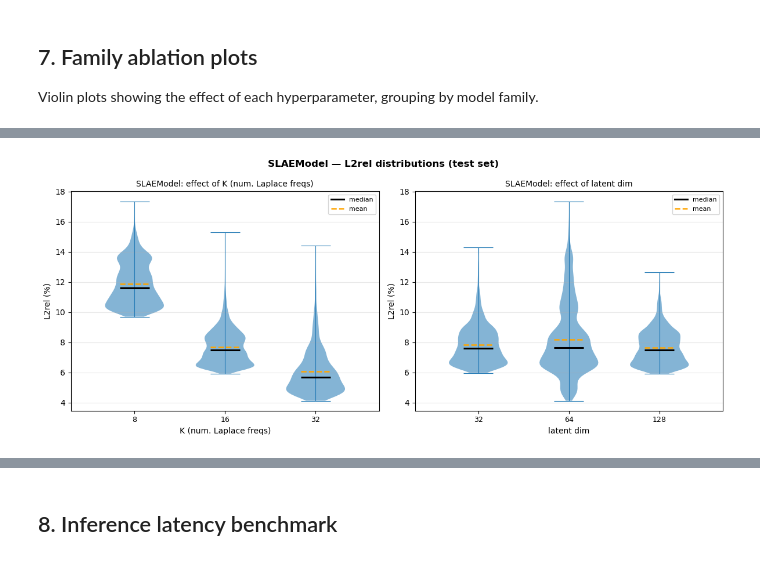
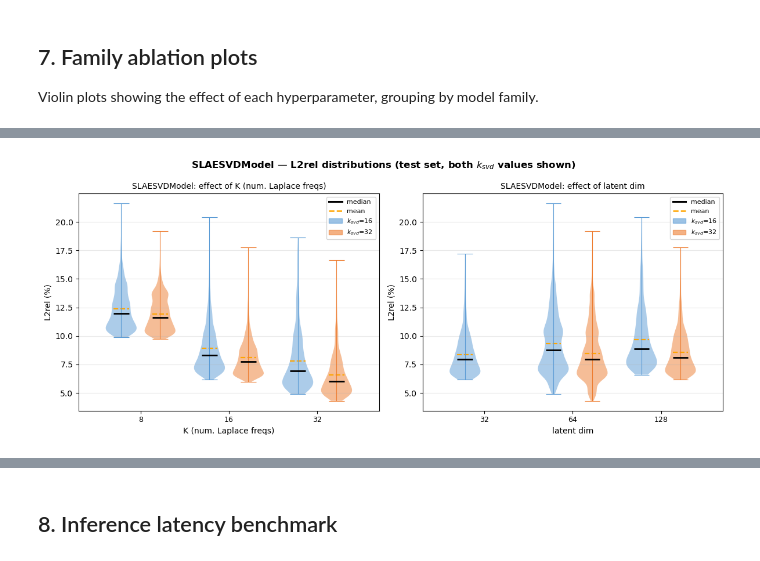
Before and after one commit to keyvanatt/laplace-autoencoders, a Jupyter notebook: notebooks/eval_surrogates.ipynb, the cells around one changed output, grey strips where cells are left out. Saved outputs shown, nothing was run; the diff lists cells and outputs as text; code cells hidden in the pictures.

```diff
--- a/notebooks/eval_surrogates.ipynb
+++ b/notebooks/eval_surrogates.ipynb
@@ -106,8 +106,12 @@ def _cache_path(name: str) -> str:
 def _cache_valid(cache_file: str, ckpt_path: str) -> bool:
     if not os.path.exists(cache_file):
         return False
-    data = np.load(cache_file, allow_pickle=True)
-    return float(data['ckpt_mtime']) == os.path.getmtime(ckpt_path)
+    try:
+        data = np.load(cache_file, allow_pickle=True)
+        return float(data['ckpt_mtime']) == os.path.getmtime(ckpt_path)
+    except Exception as e:
+        print(f'Failed to load cache {cache_file}: {e}')
+        return False
 
 def _save_cache(name: str, ckpt_path: str, l2rel: np.ndarray):
     np.savez(
@@ -133,7 +137,7 @@ print(f'Device: {device}\n')
 # Exclude svd_bases.pt which is not a surrogate
 ckpt_paths = sorted([
     p for p in glob.glob(os.path.join(CKPT_DIR, '*.ckpt'))
-    if (os.path.basename(p).startswith('SLAEModel') or os.path.basename(p).startswith('LLAEModel'))
+    if (os.path.basename(p).startswith('SLAESVDModel') or os.path.basename(p).startswith('LLAESVDModel'))
       and not os.path.basename(p).startswith('svd_bases')
 ])
 print(f'{len(ckpt_paths)} surrogate checkpoints found:')
@@ -355,6 +328,7 @@ Violin plots showing the effect of each hyperparameter, grouping by model family
 # %%
 from collections import defaultdict
 from matplotlib.lines import Line2D
+from matplotlib.patches import Patch
 
 # Parse surrogate checkpoint name into structured dict
 def _parse_surr_name(name: str) -> dict | None:
@@ -364,10 +338,14 @@ def _parse_surr_name(name: str) -> dict | None:
     ae_stem = m.group('ae_stem')
     cls     = m.group('cls')
 
-    # Parse AE stem: slae_ld64_K16_g0.01  or  llae_ld128_K16_g0.01_ll  etc.
     ae_m = re.match(r'^(?P<ae>[a-z]+)_ld(?P<ld>\d+)_K(?P<K>\d+)_g(?P<g>[0-9.]+)(?P<ae_suf>.*)', ae_stem)
     if not ae_m:
         return None
+
+    suffix  = m.group('suffix')
+    ksvd_m  = re.search(r'ksvd(\d+)', suffix)
+    k_svd   = int(ksvd_m.group(1)) if ksvd_m else None
+
     return {
         'name'   : name,
         'cls'    : cls,
@@ -377,47 +355,71 @@ def _parse_surr_name(name: str) -> dict | None:
         'gamma'  : float(ae_m.group('g')),
         'n_trunk': int(m.group('n_trunk')),
         'n_head' : int(m.group('n_head')),
+        'k_svd'  : k_svd,
     }
 
 parsed_rows = [r for r in (_parse_surr_name(n) for n in results) if r is not None]
 
+# Two colors for the two k_svd values (lo / hi), ranked by value
+KSVD_COLORS = ['#5B9BD5', '#ED7D31']
+
 
 def _violin_ablation(ax, rows, var_name, xlabel, title):
+    """Draw grouped violins, one per k_svd value, side by side for each x-tick."""
     if not rows:
         ax.set_title(f"{title}\n(no data)"); ax.axis('off'); return
 
-    groups = defaultdict(list)
-    for r in rows:
-        groups[r[var_name]].extend(results[r['name']].tolist())
+    ksvd_vals = sorted(set(r['k_svd'] for r in rows if r['k_svd'] is not None))
+    has_ksvd  = len(ksvd_vals) >= 2
+    n_ksvd    = len(ksvd_vals) if has_ksvd else 1
+    width     = 0.35 if has_ksvd else 0.65
+    spread    = 0.22  # half-distance between the two violins
 
-    xs_vals   = sorted(groups.keys())
-    datasets  = [groups[v] for v in xs_vals]
-    positions = list(range(len(xs_vals)))
+    xs_vals = sorted(set(r[var_name] for r in rows))
 
-    parts = ax.violinplot(datasets, positions=positions,
-                          widths=0.65, showmedians=True, showmeans=True, showextrema=True)
-    for pc in parts['bodies']:
-        pc.set_alpha(0.55)
-    parts['cmedians'].set_color('black');  parts['cmedians'].set_linewidth(2.2)
-    parts['cmeans'].set_color('orange');   parts['cmeans'].set_linewidth(1.8)
-    parts['cmeans'].set_linestyle('--')
-    for key in ('cmaxes', 'cmins', 'cbars'):
-        parts[key].set_linewidth(0.8)
+    legend_handles = [
+        Line2D([0], [0], color='black',  linewidth=2.2,              label='median'),
+        Line2D([0], [0], color='orange', linewidth=1.8, linestyle='--', label='mean'),
+    ]
 
-    ax.set_xticks(positions)
+    for ki, ksvd in enumerate(ksvd_vals if has_ksvd else [None]):
+        color   = KSVD_COLORS[ki] if has_ksvd else '#888888'
+        offset  = (ki - (n_ksvd - 1) / 2) * spread * 2  # centers the group
+
+        sub = [r for r in rows if (r['k_svd'] == ksvd if has_ksvd else True)]
+        groups = defaultdict(list)
+        for r in sub:
+            groups[r[var_name]].extend(results[r['name']].tolist())
+
+        positions = [i + offset for i, v in enumerate(xs_vals) if v in groups]
+        datasets  = [groups[v] for v in xs_vals if v in groups]
+        if not datasets:
+            continue
+
+        parts = ax.violinplot(datasets, positions=positions, widths=width,
+                              showmedians=True, showmeans=True, showextrema=True)
+        for pc in parts['bodies']:
+            pc.set_facecolor(color); pc.set_alpha(0.5)
+        parts['cmedians'].set_color('black'); parts['cmedians'].set_linewidth(2.0)
+        parts['cmeans'].set_color('orange');  parts['cmeans'].set_linewidth(1.6)
+        parts['cmeans'].set_linestyle('--')
+        for key in ('cmaxes', 'cmins', 'cbars'):
+            parts[key].set_color(color); parts[key].set_linewidth(0.8)
+
+        if has_ksvd:
+            legend_handles.append(Patch(color=color, alpha=0.6, label=f'$k_{{svd}}$={ksvd}'))
+
+    ax.set_xticks(range(len(xs_vals)))
     ax.set_xticklabels([str(v) for v in xs_vals], fontsize=9)
     ax.set_xlim(-0.7, len(xs_vals) - 0.3)
-    ax.legend(handles=[
-        Line2D([0], [0], color='black',  linewidth=2.2,              label='median'),
-        Line2D([0], [0], color='orange', linewidth=1.8, linestyle='--', label='mean'),
-    ], fontsize=8)
+    ax.legend(handles=legend_handles, fontsize=8)
     ax.set_title(title, fontsize=10)
     ax.set_xlabel(xlabel)
     ax.set_ylabel('L2rel (%)')
     ax.grid(alpha=0.3, axis='y')
 
 
-# Group by model family (cls) and draw one figure per family
+# One figure per family; ablations: K, ld, n_trunk (k_svd shown via colors, not as a separate violin)
 families = sorted(set(r['cls'] for r in parsed_rows))
 
 for family in families:
@@ -425,12 +427,11 @@ for family in families:
     if not frows:
         continue
 
-    # Ablations: K, latent_dim, n_trunk — skip if only 1 unique value
     ablations = []
-    for var, xlabel, fixed_label in [
-        ('K',      'K (num. Laplace freqs)', 'n_trunk'),
-        ('ld',     'latent dim',             'K'),
-        ('n_trunk','n_trunk',                'ld'),
+    for var, xlabel in [
+        ('K',      'K (num. Laplace freqs)'),
+        ('ld',     'latent dim'),
+        ('n_trunk','n_trunk'),
     ]:
         if len(set(r[var] for r in frows)) > 1:
             ablations.append((var, xlabel))
@@ -444,10 +445,10 @@ for family in families:
         axes = [axes]
 
     for ax, (var, xlabel) in zip(axes, ablations):
-        _violin_ablation(ax, frows, var, xlabel,
-                         f'{family}: effect of {xlabel}')
+        _violin_ablation(ax, frows, var, xlabel, f'{family}: effect of {xlabel}')
 
-    fig.suptitle(f'{family} — L2rel distributions (test set)', fontweight='bold')
+    fig.suptitle(f'{family} — L2rel distributions (test set, both $k_{{svd}}$ values shown)',
+                 fontweight='bold')
     fig.tight_layout()
     plt.show()
 # %% [output]
@@ -455 +456 @@ for family in families:
-[figure, old version]
+[figure, new version]
```
Also changed, not shown: parts of 10 cells of this notebook.
